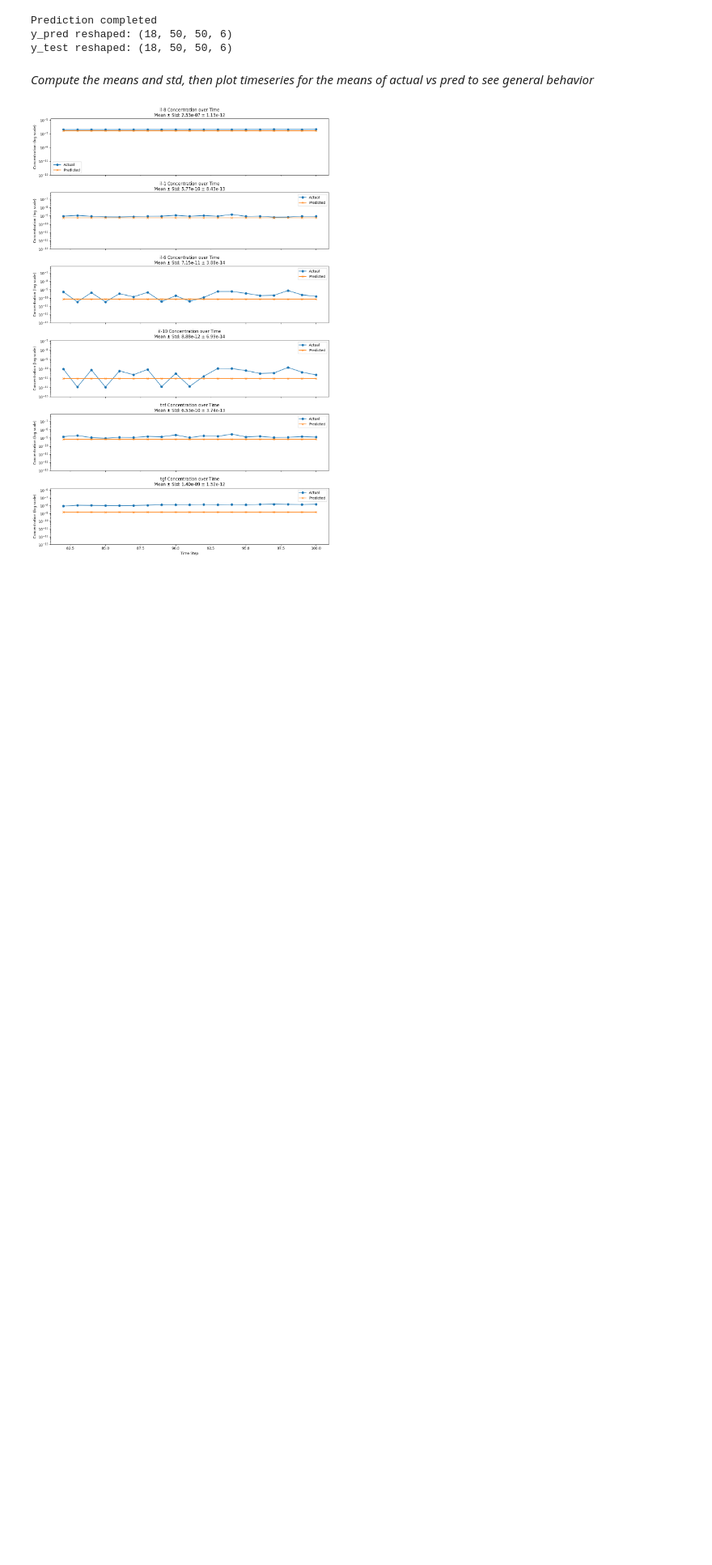
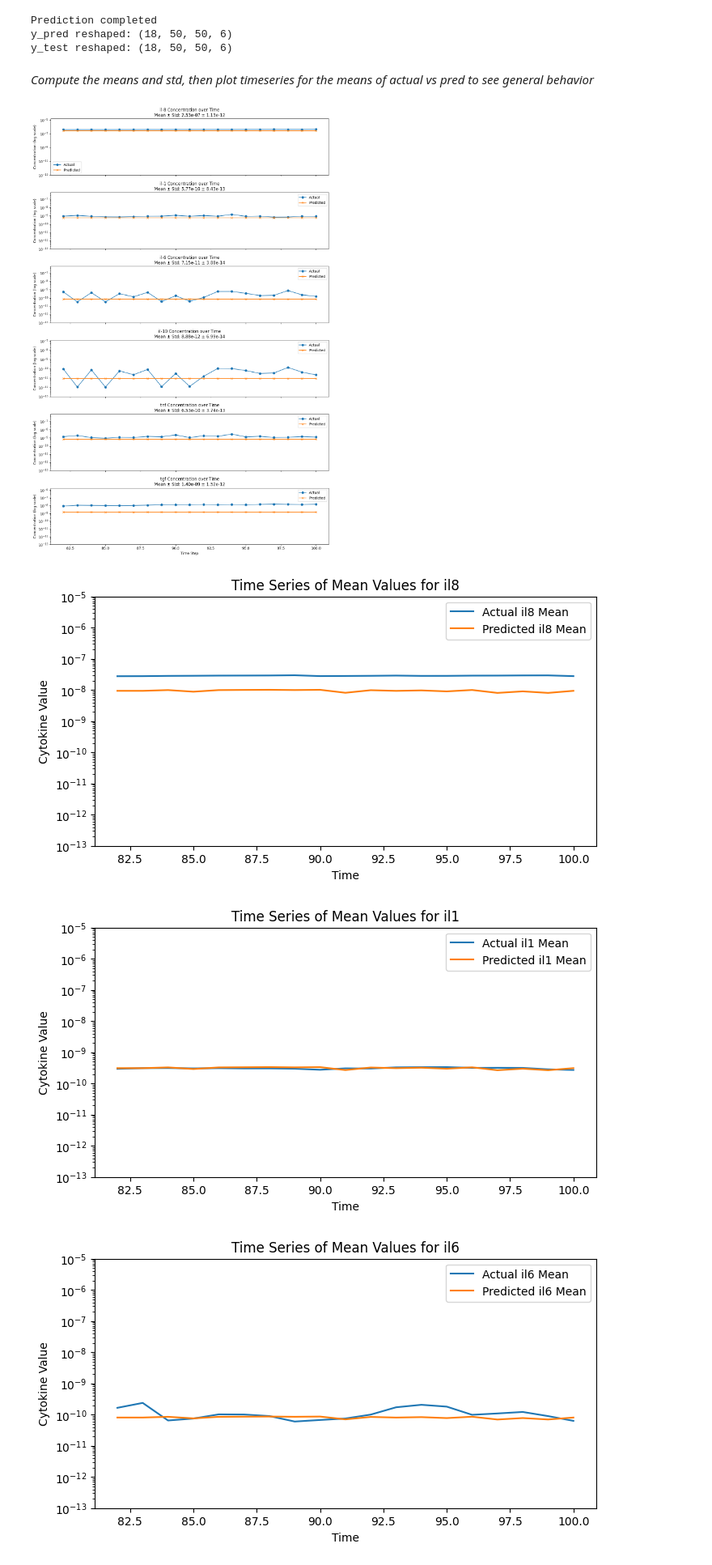
Before and after one commit to giannis3p/neural-agent-models, a Jupyter notebook: notebooks/PINN train/PINN train (50x50).ipynb, the cells around one changed output. Shown at 81% size. Saved outputs shown, nothing was run; the diff lists cells and outputs as text; code cells hidden in the pictures; blank space fills up the shorter version.

```diff
--- a/notebooks/PINN train/PINN train (50x50).ipynb
+++ b/notebooks/PINN train/PINN train (50x50).ipynb
@@ -83,7 +83,7 @@ initializer = tf.keras.initializers.HeNormal(seed=seed_value)
 # %% [markdown]
 *Same as with the LSTM models we construct arrays*
 # %%
-sorted_concatenated_csv = "C:/Users/Giannis/Documents/neural-agent-models-main/data/simulation data/500x500.csv"
+sorted_concatenated_csv = "C:/Users/Giannis/Documents/uva-thesis/neural-agent-models/data/simulation data/250x250.csv"
 data = pd.read_csv(sorted_concatenated_csv)
 #data.drop(columns=['zCOM'], inplace=True)
 print(data.head())
@@ -129,7 +129,7 @@ for time in unique_time:
     data_time = data[data['time'] == time]
 
     # initialize 50x50x6 array for current value of time
-    array = np.zeros((500, 500, len(cytokines)))
+    array = np.zeros((250, 250, len(cytokines)))
 
     # get X and Y coordinates
     x = data_time['xCOM'].astype(int)
@@ -781,3 +781,44 @@ plt.savefig(plot_path)
 plt.show()
 # %% [output]
 [figure]
+# %%
+predictions_file_path = 'C:/Users/Giannis/Desktop/PINN(250x250)(72-100)_new.csv'
+#'C:/Users/Giannis/Desktop/PINN(250x250)(72-100)_new.csv'
+#'C:/Users/Giannis/Desktop/neural_agent_models_data/predictions/PINN(250x250)(72-100).csv'
+df_predictions = pd.read_csv(predictions_file_path)
+
+# Rename columns
+df_predictions.columns = ['time', 'xCOM', 'yCOM', 'il8', 'il1', 'il6', 'il10', 'tnf', 'tgf']
+
+df_predictions.update(df_predictions.iloc[:, 1:].applymap(lambda x: x * 10))
+
+# Filter the data for the time steps t=72 to t=100
+time_filter = (data['time'] >= 82) & (data['time'] <= 100)
+df_actual_filtered = data[time_filter]
+df_predictions_filtered = df_predictions[(df_predictions['time'] >= 82) & (df_predictions['time'] <= 100)]
+
+features = ['il8', 'il1', 'il6', 'il10', 'tnf', 'tgf']
+
+# Calculate means and standard deviations including zeros
+df_actual_means = df_actual_filtered.groupby('time')[features].mean().reset_index()
+df_actual_stds = df_actual_filtered.groupby('time')[features].std().reset_index()
+
+df_predictions_means = df_predictions_filtered.groupby('time')[features].mean().reset_index()
+df_predictions_stds = df_predictions_filtered.groupby('time')[features].std().reset_index()
+
+# Plot the data
+for feature in features:
+    plt.figure(figsize=(8, 4))
+    plt.plot(df_actual_means['time'], df_actual_means[feature], label=f'Actual {feature} Mean')
+    plt.plot(df_predictions_means['time'], df_predictions_means[feature], label=f'Predicted {feature} Mean')
+    plt.xlabel('Time')
+    plt.ylabel('Cytokine Value')
+    plt.yscale('log')
+    plt.ylim(1e-13, 1e-5)
+    plt.title(f'Time Series of Mean Values for {feature}')
+    plt.legend()
+    plt.show()
+# %% [output]
+[figure, added]
+[figure, added]
+[figure, added]
```
Also changed, not shown: parts of 3 cells of this notebook, 37 other files.
